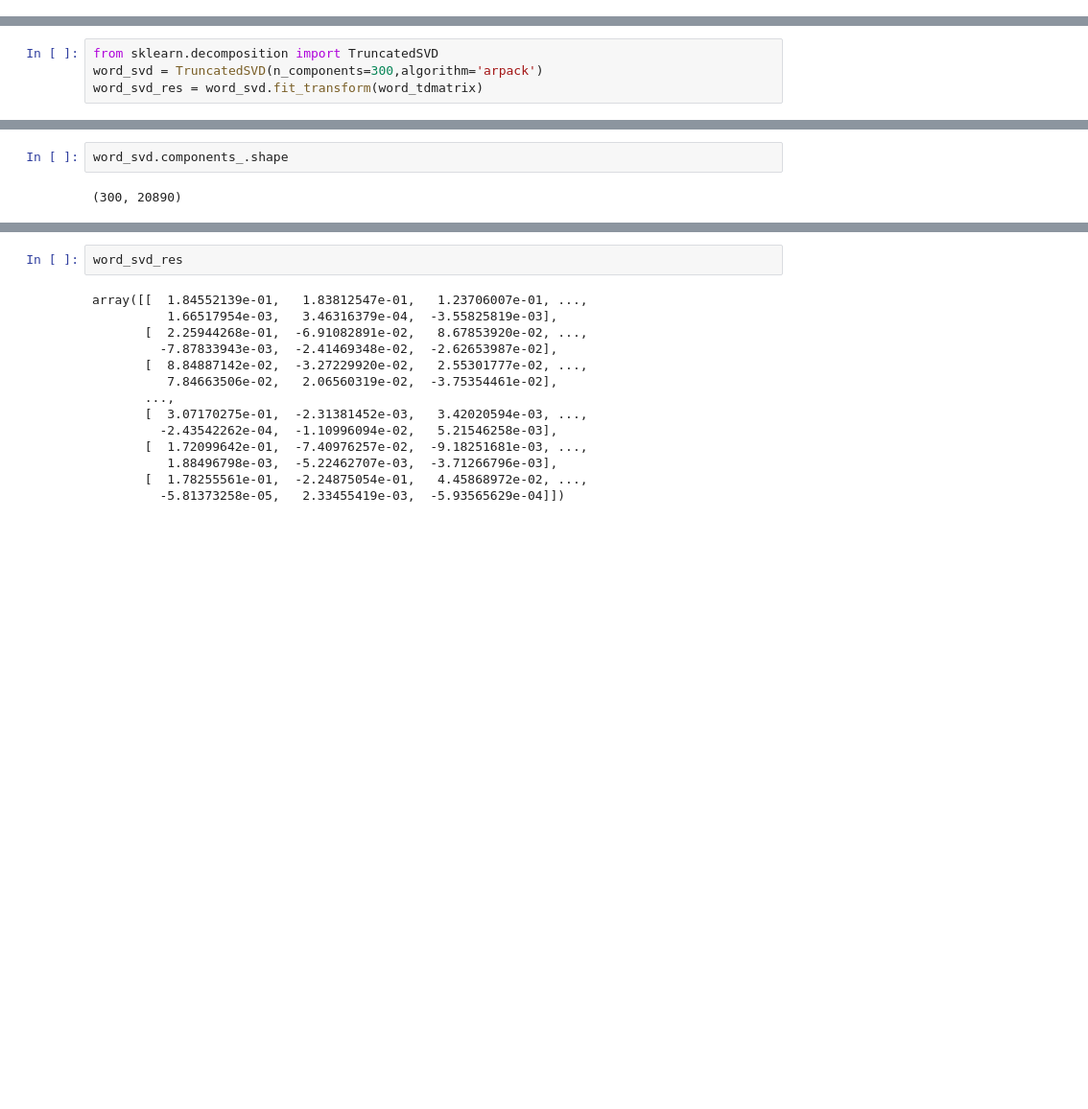
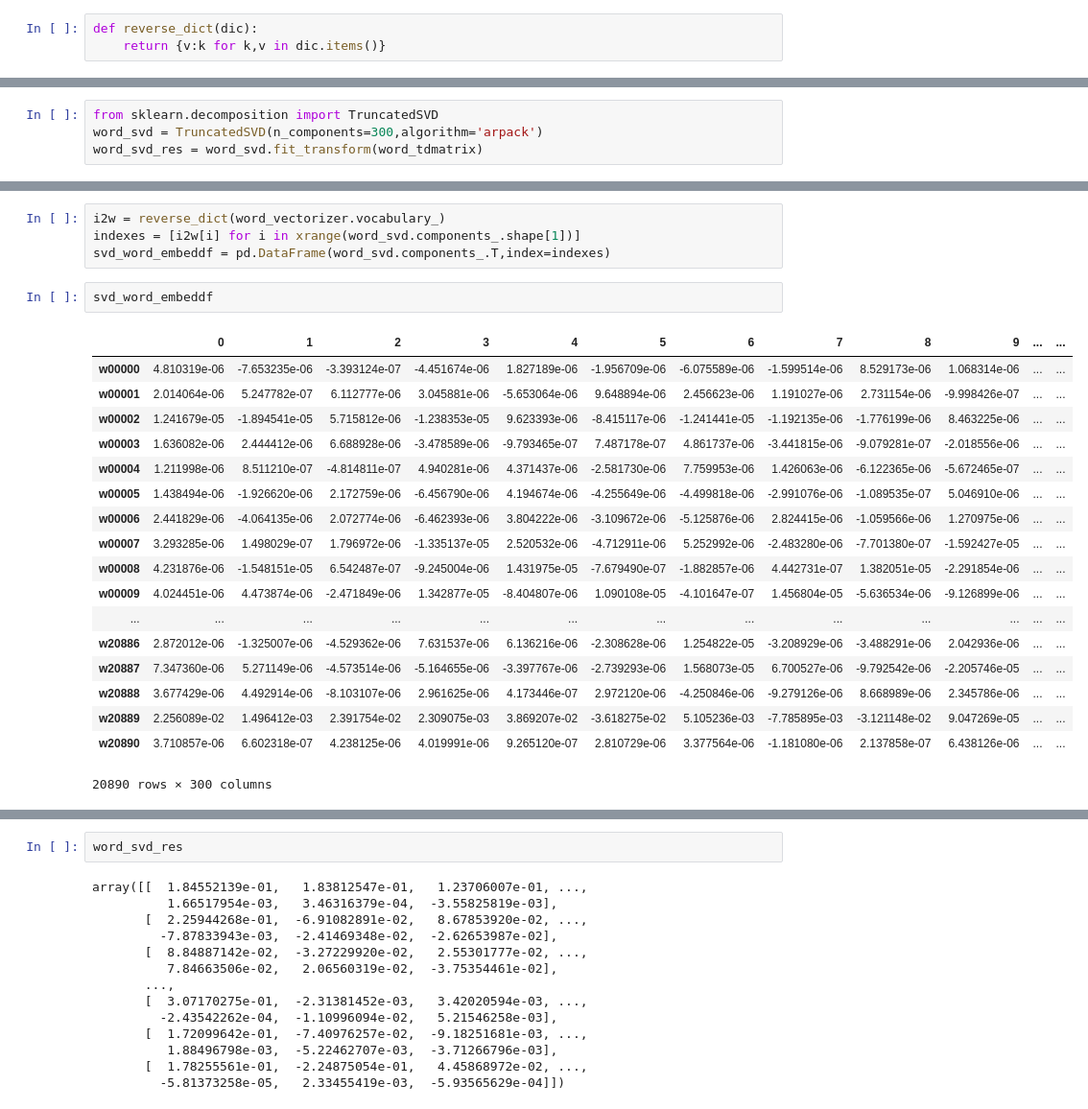
Before and after one commit to Fengjun-Wang/mirror_question_pair, a Jupyter notebook: scripts/data_analysis/Data_analysis.ipynb, the cells around one changed output, grey strips where cells are left out. Shown at 96% size. Saved outputs shown, nothing was run; the diff lists cells and outputs as text; blank space fills up the shorter version.

```diff
--- a/scripts/data_analysis/Data_analysis.ipynb
+++ b/scripts/data_analysis/Data_analysis.ipynb
@@ -337,3 +352,6 @@ word_vectorizer.vocabulary_
  u'w19111': 19110,
  u'w19110': 19109,
  ...}
+# %%
+def reverse_dict(dic):
+    return {v:k for k,v in dic.items()}
@@ -352,7 +386,28 @@ word_svd.components_.shape
-# %%
-word_svd.components_.shape
-# %% [output]
-(300, 20890)
+# %%
+i2w = reverse_dict(word_vectorizer.vocabulary_)
+indexes = [i2w[i] for i in xrange(word_svd.components_.shape[1])]
+svd_word_embeddf = pd.DataFrame(word_svd.components_.T,index=indexes)
+# %%
+svd_word_embeddf
+# %% [output]
+|  | 0 | 1 | 2 | 3 | 4 | 5 | 6 | 7 | 8 | 9 | ... | ... |
+| w00000 | 4.810319e-06 | -7.653235e-06 | -3.393124e-07 | -4.451674e-06 | 1.827189e-06 | -1.956709e-06 | -6.075589e-06 | -1.599514e-06 | 8.529173e-06 | 1.068314e-06 | ... | ... |
+| w00001 | 2.014064e-06 | 5.247782e-07 | 6.112777e-06 | 3.045881e-06 | -5.653064e-06 | 9.648894e-06 | 2.456623e-06 | 1.191027e-06 | 2.731154e-06 | -9.998426e-07 | ... | ... |
+| w00002 | 1.241679e-05 | -1.894541e-05 | 5.715812e-06 | -1.238353e-05 | 9.623393e-06 | -8.415117e-06 | -1.241441e-05 | -1.192135e-06 | -1.776199e-06 | 8.463225e-06 | ... | ... |
+| w00003 | 1.636082e-06 | 2.444412e-06 | 6.688928e-06 | -3.478589e-06 | -9.793465e-07 | 7.487178e-07 | 4.861737e-06 | -3.441815e-06 | -9.079281e-07 | -2.018556e-06 | ... | ... |
+| w00004 | 1.211998e-06 | 8.511210e-07 | -4.814811e-07 | 4.940281e-06 | 4.371437e-06 | -2.581730e-06 | 7.759953e-06 | 1.426063e-06 | -6.122365e-06 | -5.672465e-07 | ... | ... |
+| w00005 | 1.438494e-06 | -1.926620e-06 | 2.172759e-06 | -6.456790e-06 | 4.194674e-06 | -4.255649e-06 | -4.499818e-06 | -2.991076e-06 | -1.089535e-07 | 5.046910e-06 | ... | ... |
+| w00006 | 2.441829e-06 | -4.064135e-06 | 2.072774e-06 | -6.462393e-06 | 3.804222e-06 | -3.109672e-06 | -5.125876e-06 | 2.824415e-06 | -1.059566e-06 | 1.270975e-06 | ... | ... |
+| w00007 | 3.293285e-06 | 1.498029e-07 | 1.796972e-06 | -1.335137e-05 | 2.520532e-06 | -4.712911e-06 | 5.252992e-06 | -2.483280e-06 | -7.701380e-07 | -1.592427e-05 | ... | ... |
+| w00008 | 4.231876e-06 | -1.548151e-05 | 6.542487e-07 | -9.245004e-06 | 1.431975e-05 | -7.679490e-07 | -1.882857e-06 | 4.442731e-07 | 1.382051e-05 | -2.291854e-06 | ... | ... |
+| w00009 | 4.024451e-06 | 4.473874e-06 | -2.471849e-06 | 1.342877e-05 | -8.404807e-06 | 1.090108e-05 | -4.101647e-07 | 1.456804e-05 | -5.636534e-06 | -9.126899e-06 | ... | ... |
+| ... | ... | ... | ... | ... | ... | ... | ... | ... | ... | ... | ... | ... |
+| w20886 | 2.872012e-06 | -1.325007e-06 | -4.529362e-06 | 7.631537e-06 | 6.136216e-06 | -2.308628e-06 | 1.254822e-05 | -3.208929e-06 | -3.488291e-06 | 2.042936e-06 | ... | ... |
+| w20887 | 7.347360e-06 | 5.271149e-06 | -4.573514e-06 | -5.164655e-06 | -3.397767e-06 | -2.739293e-06 | 1.568073e-05 | 6.700527e-06 | -9.792542e-06 | -2.205746e-05 | ... | ... |
+| w20888 | 3.677429e-06 | 4.492914e-06 | -8.103107e-06 | 2.961625e-06 | 4.173446e-07 | 2.972120e-06 | -4.250846e-06 | -9.279126e-06 | 8.668989e-06 | 2.345786e-06 | ... | ... |
+| w20889 | 2.256089e-02 | 1.496412e-03 | 2.391754e-02 | 2.309075e-03 | 3.869207e-02 | -3.618275e-02 | 5.105236e-03 | -7.785895e-03 | -3.121148e-02 | 9.047269e-05 | ... | ... |
+| w20890 | 3.710857e-06 | 6.602318e-07 | 4.238125e-06 | 4.019991e-06 | 9.265120e-07 | 2.810729e-06 | 3.377564e-06 | -1.181080e-06 | 2.137858e-07 | 6.438126e-06 | ... | ... |
+20890 rows × 300 columns
 # %%
 word_svd.explained_variance_ratio_.sum()
 # %% [output]
```
Also changed, not shown: parts of 18 cells of this notebook, 1 other file.
